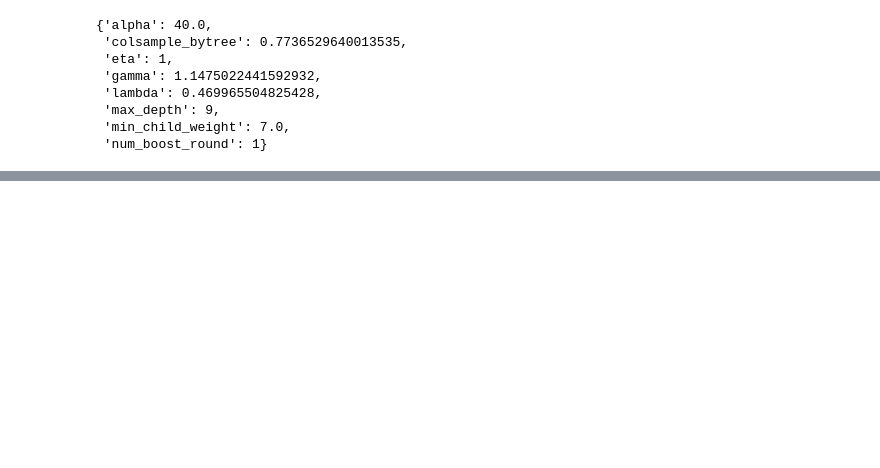
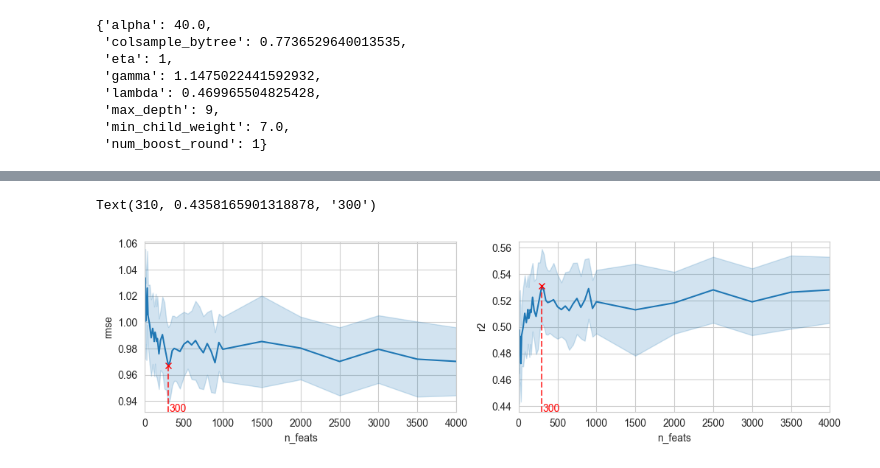
Before and after one commit to ECburx/ML-Solubility-Prediction, a Jupyter notebook: training/XGBoost.ipynb, the cells around one changed output, grey strips where cells are left out. Drawn from its saved outputs; the diff is of its cells as text; code cells hidden in the pictures; blank space fills up the shorter version.

```diff
--- a/training/XGBoost.ipynb
+++ b/training/XGBoost.ipynb
@@ -233,0 +357,28 @@ plt.tight_layout()
+# %%
+rmse = pd.DataFrame(rmse_dict).melt(var_name="n_feats", value_name="rmse")
+r2 = pd.DataFrame(r2_dict).melt(var_name="n_feats", value_name="r2")
+rmse_mean = pd.DataFrame(rmse_dict).mean()
+r2_mean = pd.DataFrame(r2_dict).mean()
+# %%
+fig, (ax1, ax2) = plt.subplots(ncols=2, figsize=(12, 3))
+
+sns.lineplot(rmse, x="n_feats", y="rmse", ax=ax1, errorbar="sd")
+ax1.axvline(x=rmse_mean.idxmin(),
+            ymin=0,
+            ymax=(rmse_mean.min() - ax1.get_ylim()[0]) / (ax1.get_ylim()[1] - ax1.get_ylim()[0]),
+            color='red', linestyle='--', alpha=0.7)
+ax1.set_xlim(0, rmse["n_feats"].max())
+ax1.plot(rmse_mean.idxmin(), rmse_mean.min(), 'rx')
+ax1.text(int(rmse_mean.idxmin()) + 10, ax1.get_ylim()[0], f"{rmse_mean.idxmin()}", color='red')
+
+sns.lineplot(r2, x="n_feats", y="r2", ax=ax2, errorbar="sd")
+ax2.axvline(x=r2_mean.idxmax(),
+            ymin=0,
+            ymax=(r2_mean.max() - ax2.get_ylim()[0]) / (ax2.get_ylim()[1] - ax2.get_ylim()[0]),
+            color='red', linestyle='--', alpha=0.7)
+ax2.set_xlim(0, r2["n_feats"].max())
+ax2.plot(r2_mean.idxmax(), r2_mean.max(), 'rx')
+ax2.text(int(r2_mean.idxmax()) + 10, ax2.get_ylim()[0], f"{r2_mean.idxmax()}", color='red')
+# %% [output]
+Text(310, 0.4358165901318878, '300')
+[figure, added]
```
Also changed, not shown: parts of 24 cells of this notebook, 12 other files.
